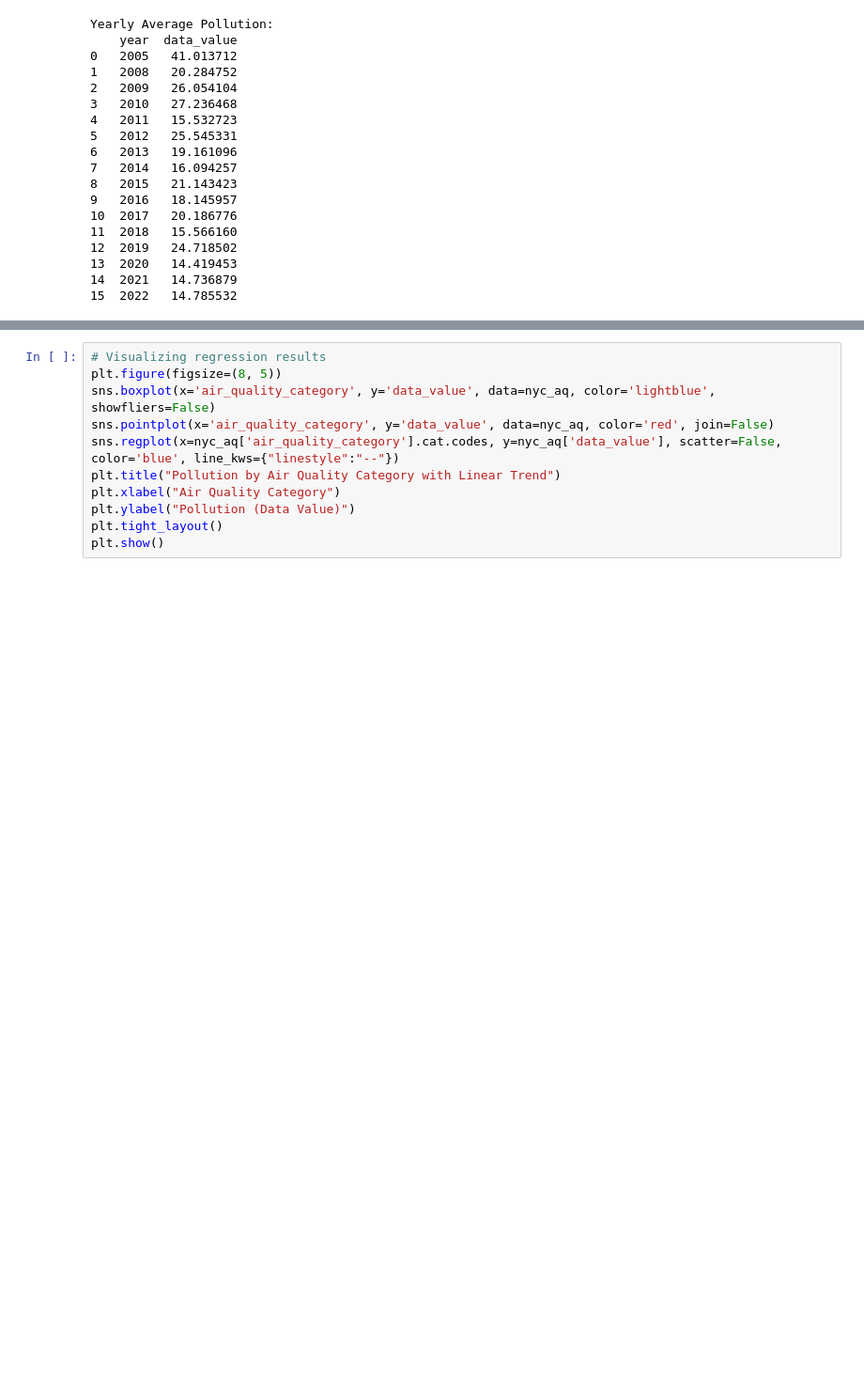
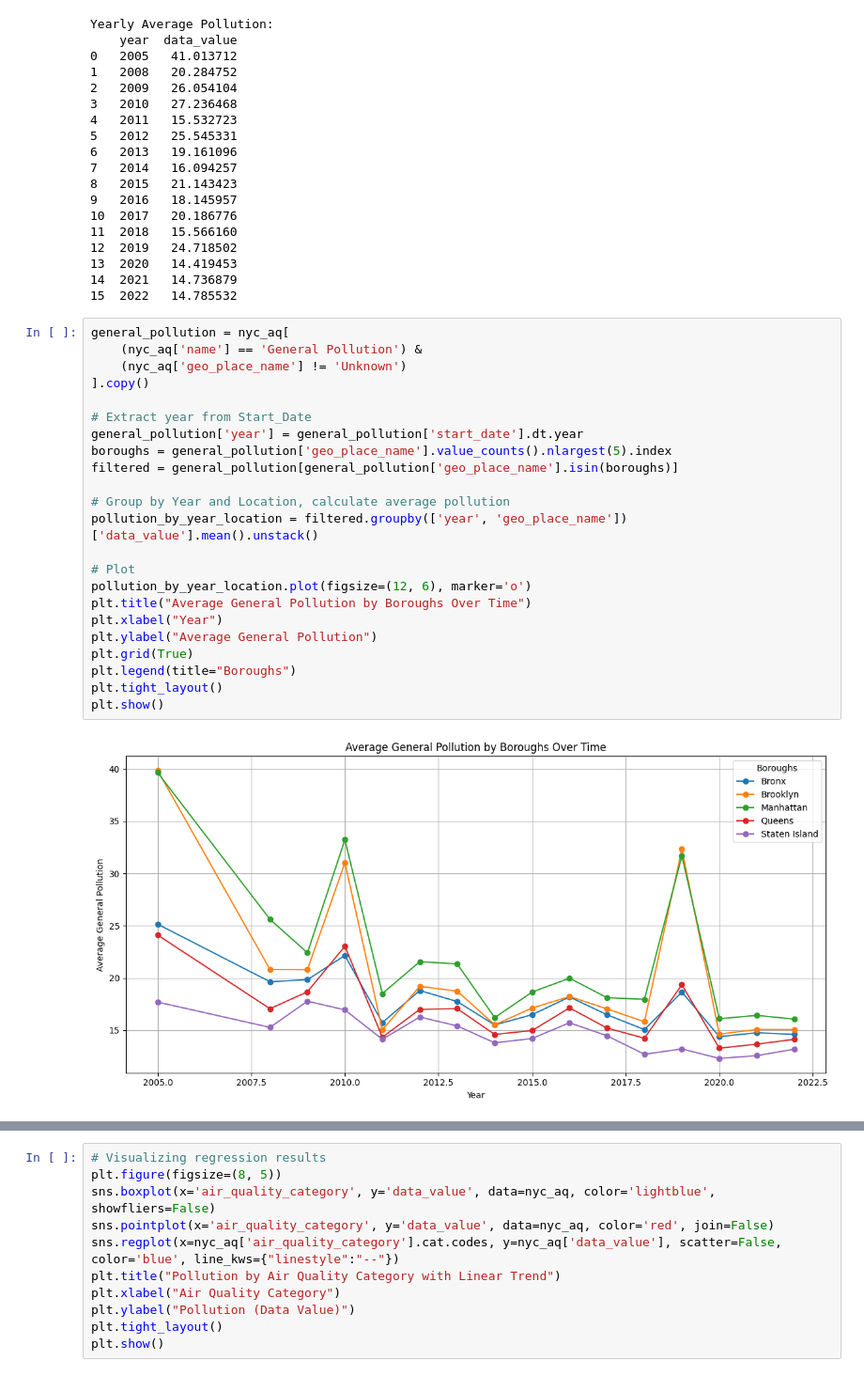
Before and after one commit to birbmel/CSC59866, a Jupyter notebook: NYCAirQuality.ipynb, the cells around one changed output, grey strips where cells are left out. Shown at 94% size. Drawn from its saved outputs; the diff is of its cells as text; blank space fills up the shorter version.

```diff
--- a/NYCAirQuality.ipynb
+++ b/NYCAirQuality.ipynb
@@ -117,6 +171,31 @@ Yearly Average Pollution:
 13  2020   14.419453
 14  2021   14.736879
 15  2022   14.785532
+# %%
+general_pollution = nyc_aq[
+    (nyc_aq['name'] == 'General Pollution') &
+    (nyc_aq['geo_place_name'] != 'Unknown')
+].copy()
+
+# Extract year from Start_Date
+general_pollution['year'] = general_pollution['start_date'].dt.year
+boroughs = general_pollution['geo_place_name'].value_counts().nlargest(5).index
+filtered = general_pollution[general_pollution['geo_place_name'].isin(boroughs)]
+
+# Group by Year and Location, calculate average pollution
+pollution_by_year_location = filtered.groupby(['year', 'geo_place_name'])['data_value'].mean().unstack()
+
+# Plot
+pollution_by_year_location.plot(figsize=(12, 6), marker='o')
+plt.title("Average General Pollution by Boroughs Over Time")
+plt.xlabel("Year")
+plt.ylabel("Average General Pollution")
+plt.grid(True)
+plt.legend(title="Boroughs")
+plt.tight_layout()
+plt.show()
+# %% [output]
+[figure, added]
 # %%
 # Linear regression model on air_quality_category
 nyc_aq['air_quality_category'] = pd.Categorical(
```
Also changed, not shown: parts of 6 cells of this notebook.
